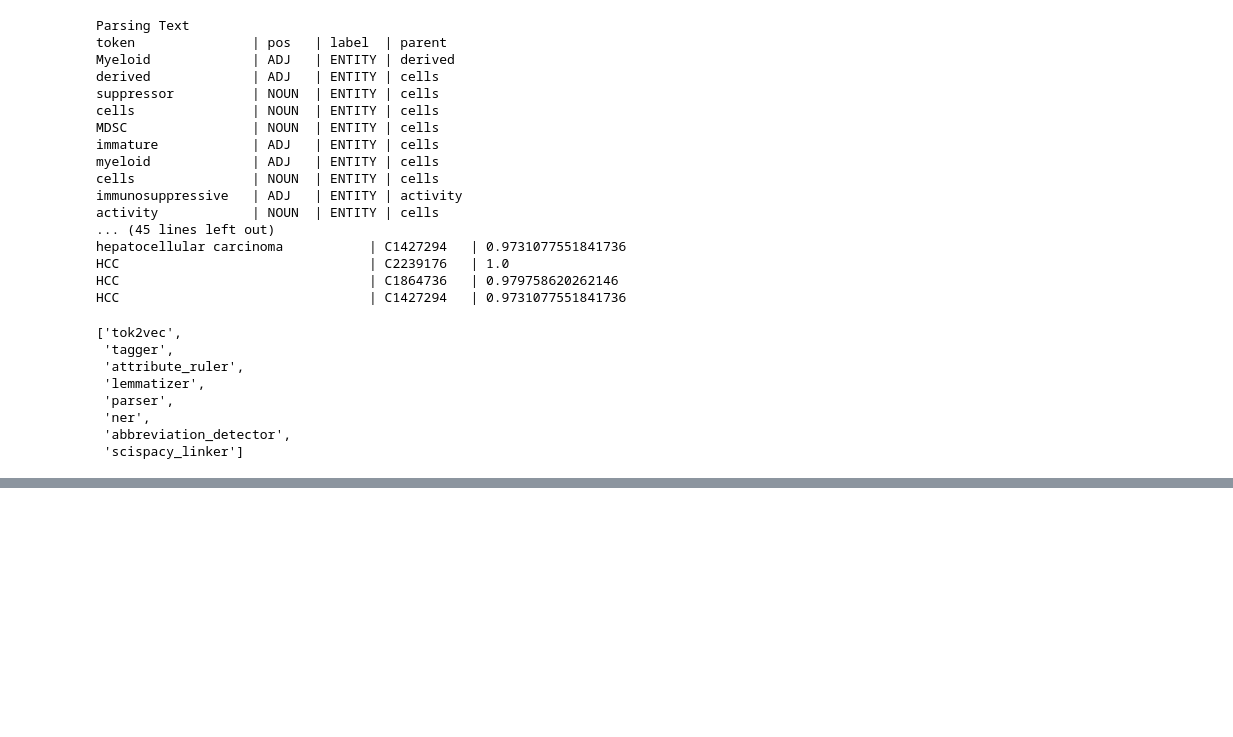
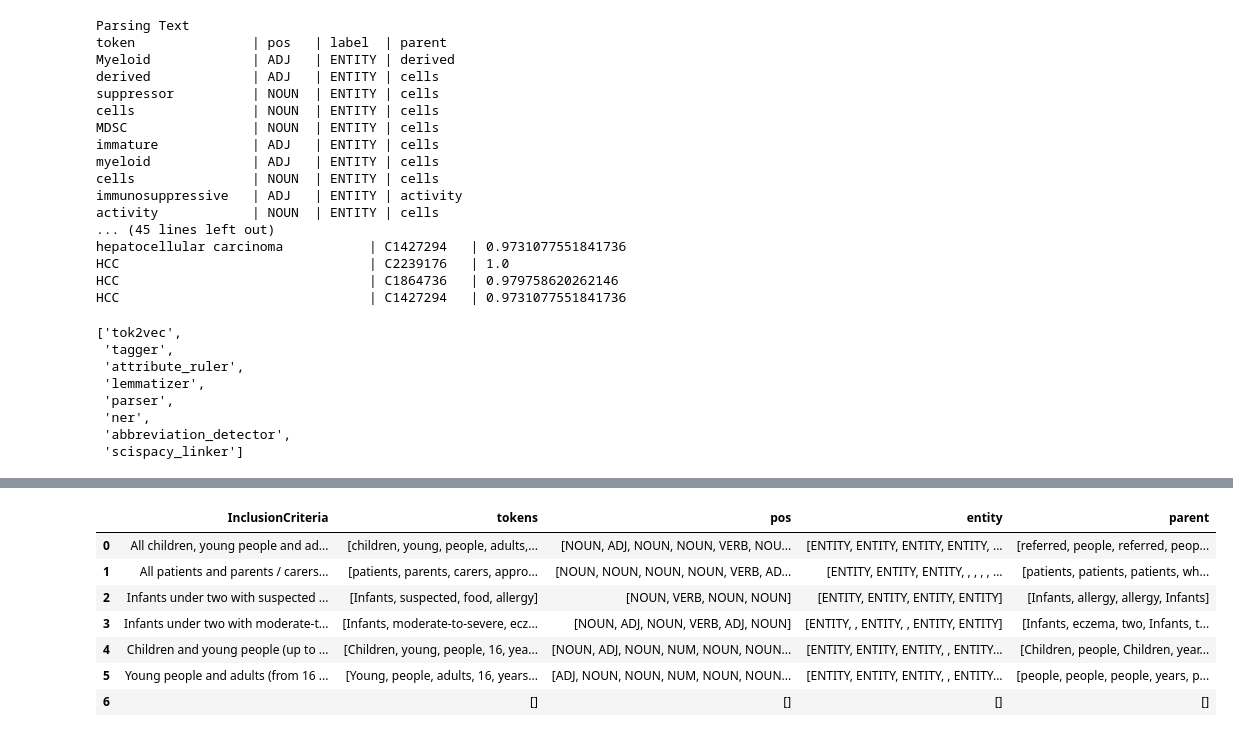
Before and after one commit to victormurcia/CTS_Test, a Jupyter notebook: CTS_Parser_Development_Dask.ipynb, the cells around one changed output, grey strips where cells are left out. Saved outputs shown, nothing was run; the diff lists cells and outputs as text; code cells hidden in the pictures; blank space fills up the shorter version.

```diff
--- a/CTS_Parser_Development_Dask.ipynb
+++ b/CTS_Parser_Development_Dask.ipynb
@@ -747,0 +793,3 @@ len(doc.ents)
+# %%
+ec = qt_ec['EligibilityCriteria'][1]
+ec
@@ -747,0 +800,6 @@ len(doc.ents)
+# %%
+sections = ec.split("Exclusion Criteria:||")
+inclusion_criteria = sections[0].replace('Inclusion Criteria:||',"")
+exclusion_criteria = sections[1]
+print("Inclusion Criteria: ", inclusion_criteria)
+print("Exclusion Criteria: ", exclusion_criteria)
@@ -747,0 +809,11 @@ len(doc.ents)
+# %%
+print('Inclusion Criteria')
+ic_list,ec_list = [],[]
+for item in  inclusion_criteria.split('||'):
+    ic_list.extend(item.split("|"))
+print('\n'.join(ic_list))
+
+print('Exclusion Criteria')
+for item in  exclusion_criteria.split('||'):
+    ec_list.extend(item.split("|"))
+print('\n'.join(ec_list))
@@ -747,0 +840,4 @@ len(doc.ents)
+# %%
+#Dataframe containing inclusion criteria for current trial
+ic_df = pd.DataFrame(ic_list,columns=['InclusionCriteria'])
+ic_df
@@ -747,0 +867,16 @@ len(doc.ents)
+# %%
+#Tokenize and remove stopwords and punctuation from each row
+ic_df['tokens'] = ic_df['InclusionCriteria'].apply(lambda x: [token.text      for token in ss_sm(x)  if not token.is_stop and not token.is_punct])
+ic_df['pos']    = ic_df['InclusionCriteria'].apply(lambda x: [token.pos_      for token in ss_sm(x)  if not token.is_stop and not token.is_punct])
+ic_df['entity'] = ic_df['InclusionCriteria'].apply(lambda x: [token.ent_type_ for token in ss_sm(x)  if not token.is_stop and not token.is_punct])
+ic_df['parent'] = ic_df['InclusionCriteria'].apply(lambda x: [token.head.text for token in ss_sm(x)  if not token.is_stop and not token.is_punct])
+ic_df
+# %% [output]
+|  | InclusionCriteria | tokens | pos | entity | parent |
+| 0 | All children, young people and ad... | [children, young, people, adults,... | [NOUN, ADJ, NOUN, NOUN, VERB, NOU... | [ENTITY, ENTITY, ENTITY, ENTITY, ... | [referred, people, referred, peop... |
+| 1 | All patients and parents / carers... | [patients, parents, carers, appro... | [NOUN, NOUN, NOUN, NOUN, VERB, AD... | [ENTITY, ENTITY, ENTITY, , , , , ... | [patients, patients, patients, wh... |
+| 2 | Infants under two with suspected ... | [Infants, suspected, food, allergy] | [NOUN, VERB, NOUN, NOUN] | [ENTITY, ENTITY, ENTITY, ENTITY] | [Infants, allergy, allergy, Infants] |
+| 3 | Infants under two with moderate-t... | [Infants, moderate-to-severe, ecz... | [NOUN, ADJ, NOUN, VERB, ADJ, NOUN] | [ENTITY, , ENTITY, , ENTITY, ENTITY] | [Infants, eczema, two, Infants, t... |
+| 4 | Children and young people (up to ... | [Children, young, people, 16, yea... | [NOUN, ADJ, NOUN, NUM, NOUN, NOUN... | [ENTITY, ENTITY, ENTITY, , ENTITY... | [Children, people, Children, year... |
+| 5 | Young people and adults (from 16 ... | [Young, people, adults, 16, years... | [ADJ, NOUN, NOUN, NUM, NOUN, NOUN... | [ENTITY, ENTITY, ENTITY, , ENTITY... | [people, people, people, years, p... |
+| 6 |  | [] | [] | [] | [] |
```
Also changed, not shown: parts of 15 cells of this notebook.
